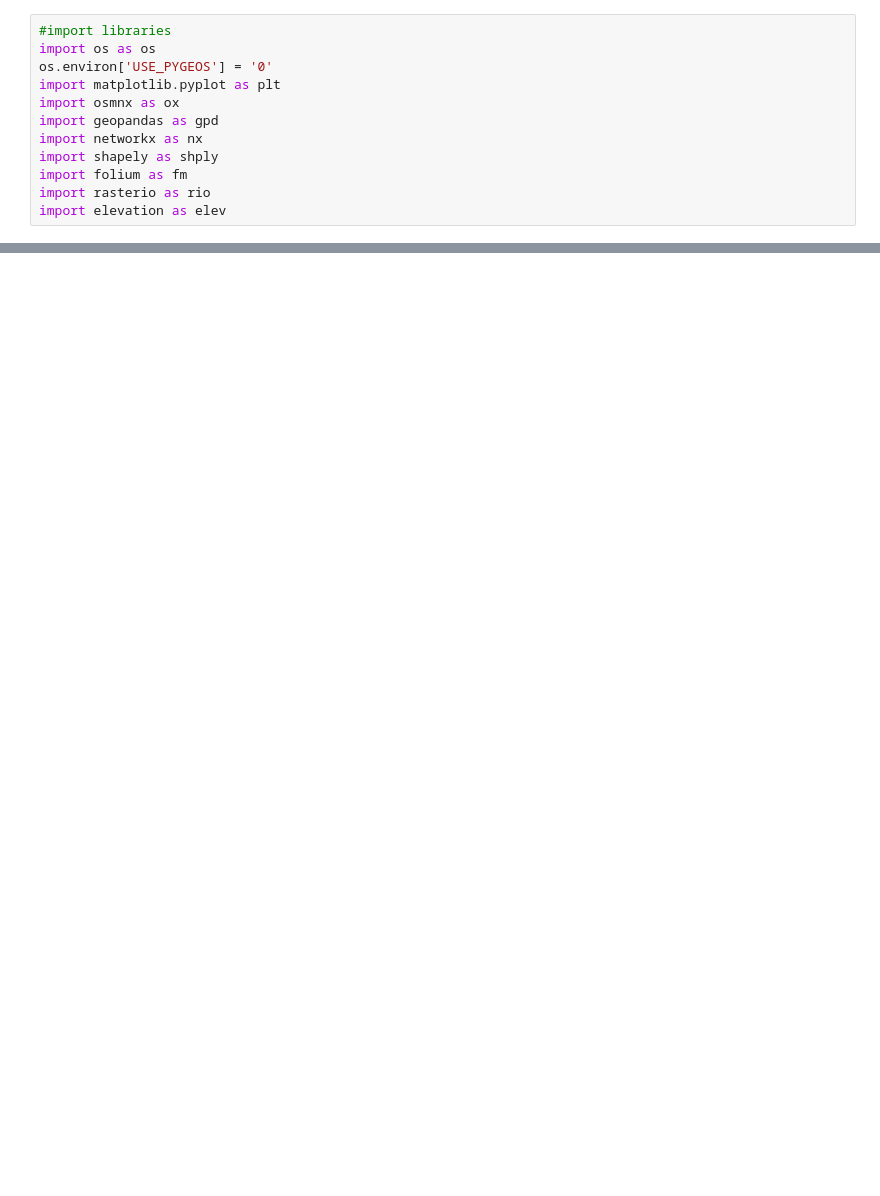
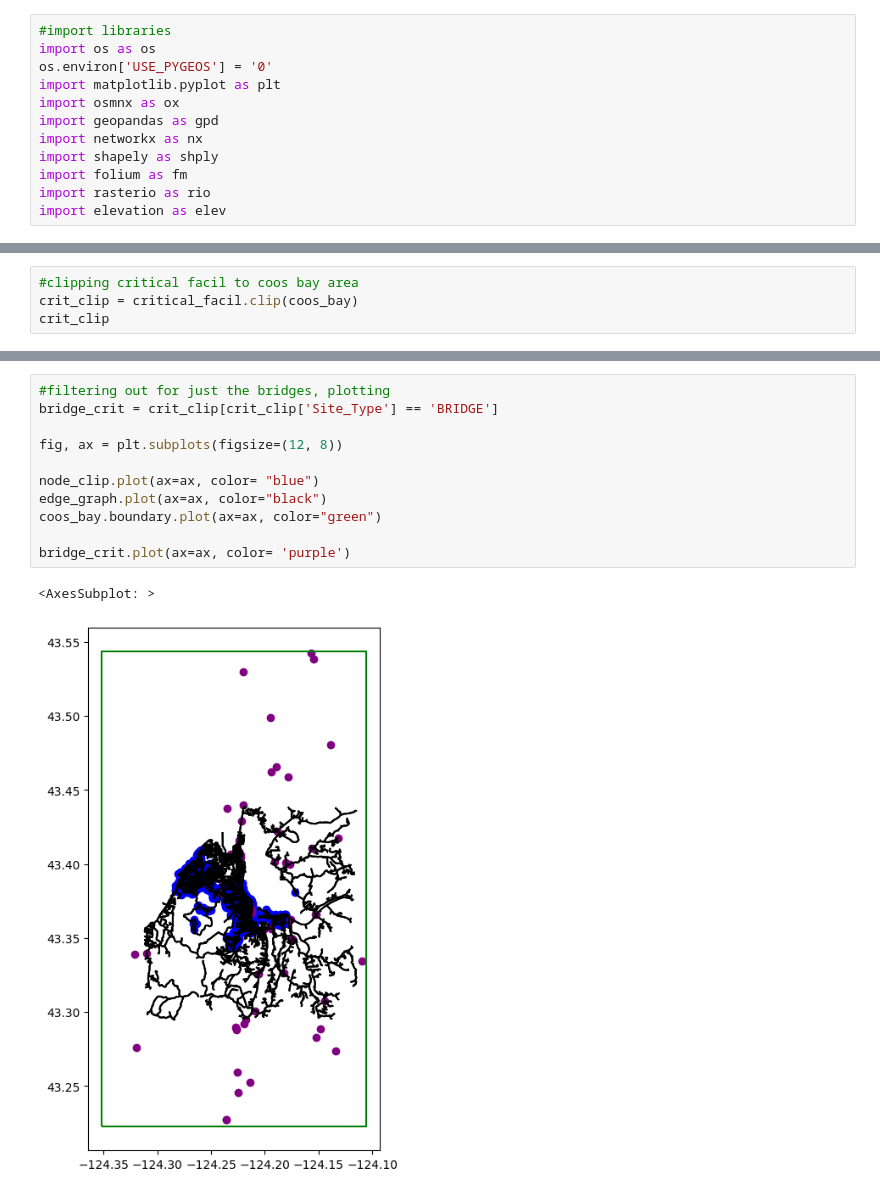
Before and after one commit to mspiegel11/Tsunami-Scenarios, a Jupyter notebook: Tsunami_Scenarios.ipynb, the cells around one changed output, grey strips where cells are left out. Drawn from its saved outputs; the diff is of its cells as text; blank space fills up the shorter version.

```diff
--- a/Tsunami_Scenarios.ipynb
+++ b/Tsunami_Scenarios.ipynb
@@ -92,0 +93,4 @@ edge_graph.plot(ax=ax, color="black")
+# %%
+#clipping critical facil to coos bay area
+crit_clip = critical_facil.clip(coos_bay)
+crit_clip
@@ -92,0 +111,14 @@ edge_graph.plot(ax=ax, color="black")
+# %%
+#filtering out for just the bridges, plotting
+bridge_crit = crit_clip[crit_clip['Site_Type'] == 'BRIDGE']
+
+fig, ax = plt.subplots(figsize=(12, 8))
+
+node_clip.plot(ax=ax, color= "blue")
+edge_graph.plot(ax=ax, color="black")
+coos_bay.boundary.plot(ax=ax, color="green")
+
+bridge_crit.plot(ax=ax, color= 'purple')
+# %% [output]
+<AxesSubplot: >
+[figure, added]
```
Also changed, not shown: parts of 14 cells of this notebook.
